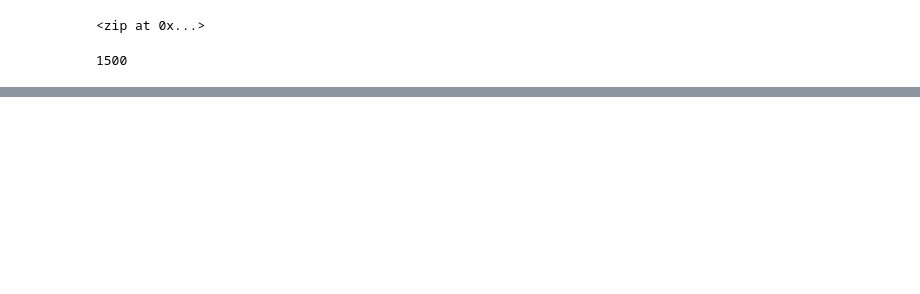
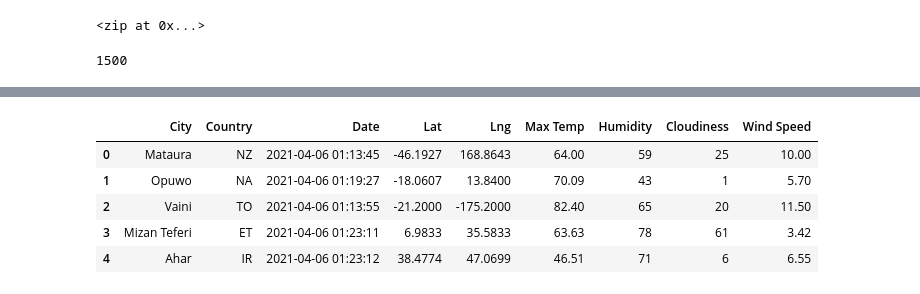
Before and after one commit to tuckerfischer/World_Weather_Analysis, a Jupyter notebook: WeatherPy.ipynb, the cells around one changed output, grey strips where cells are left out. Cells and saved outputs as stored; diff of their text form; code cells hidden in the pictures; blank space fills up the shorter version.

```diff
--- a/WeatherPy.ipynb
+++ b/WeatherPy.ipynb
@@ -27,0 +126,11 @@ len(cities)
+# %%
+new_column_order = ["City", "Country", "Date", "Lat", "Lng", "Max Temp", "Humidity", "Cloudiness", "Wind Speed"]
+city_data_df = city_data_df[new_column_order]
+city_data_df.head()
+# %% [output]
+|  | City | Country | Date | Lat | Lng | Max Temp | Humidity | Cloudiness | Wind Speed |
+| 0 | Mataura | NZ | 2021-04-06 01:13:45 | -46.1927 | 168.8643 | 64.00 | 59 | 25 | 10.00 |
+| 1 | Opuwo | NA | 2021-04-06 01:19:27 | -18.0607 | 13.8400 | 70.09 | 43 | 1 | 5.70 |
+| 2 | Vaini | TO | 2021-04-06 01:13:55 | -21.2000 | -175.2000 | 82.40 | 65 | 20 | 11.50 |
+| 3 | Mizan Teferi | ET | 2021-04-06 01:23:11 | 6.9833 | 35.5833 | 63.63 | 78 | 61 | 3.42 |
+| 4 | Ahar | IR | 2021-04-06 01:23:12 | 38.4774 | 47.0699 | 46.51 | 71 | 6 | 6.55 |
```
Also changed, not shown: parts of 8 cells of this notebook, 4 other files.
